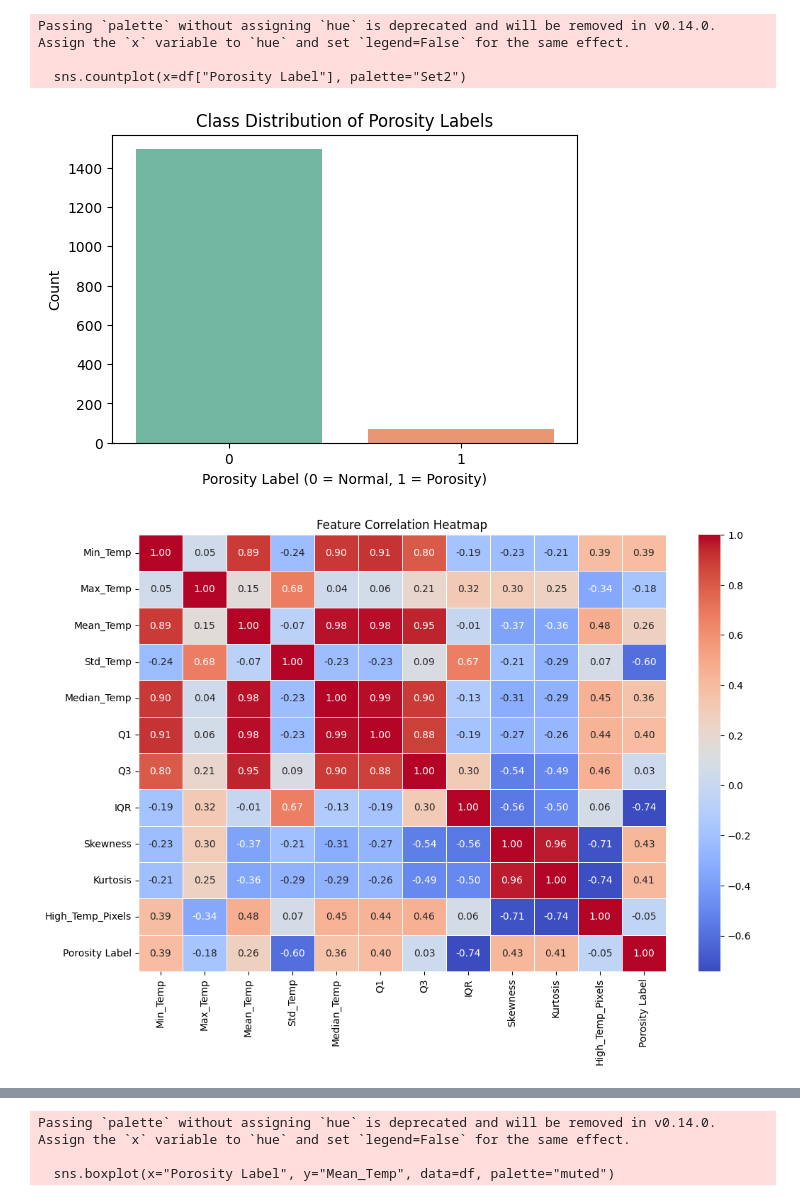
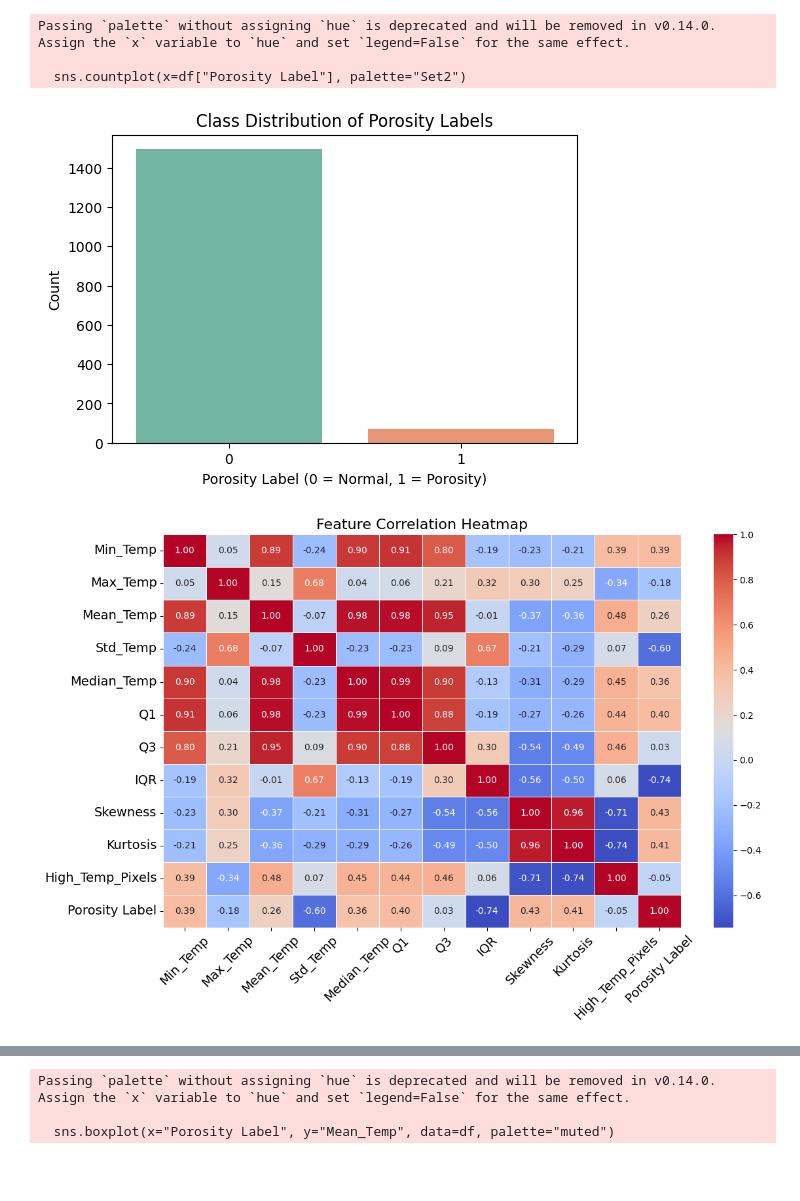
Before and after one commit to berkeayyildizli/ENS_Graduation_Project, a Jupyter notebook: EDA.ipynb, the cells around one changed output, grey strips where cells are left out. Saved outputs shown, nothing was run; the diff lists cells and outputs as text; code cells hidden in the pictures; blank space fills up the shorter version.

```diff
--- a/EDA.ipynb
+++ b/EDA.ipynb
@@ -53,11 +53,21 @@ plt.xlabel("Porosity Label (0 = Normal, 1 = Porosity)")
 plt.ylabel("Count")
 plt.show()
 
+import matplotlib.pyplot as plt
+import seaborn as sns
+
 # Correlation heatmap
 plt.figure(figsize=(12, 8))
-sns.heatmap(df.corr(), annot=True, fmt=".2f", cmap="coolwarm", linewidths=0.5)
-plt.title("Feature Correlation Heatmap")
+heatmap = sns.heatmap(df.corr(), annot=True, fmt=".2f", cmap="coolwarm", linewidths=0.5)
+
+# Başlık ve etiketlerin yazı boyutlarını ayarla
+plt.title("Feature Correlation Heatmap", fontsize=16)
+plt.xticks(fontsize=14, rotation=45)
+plt.yticks(fontsize=14, rotation=0)
+
+plt.tight_layout()
 plt.show()
+
 
 # Histogram of temperature-related features
 temp_features = ["Min_Temp", "Max_Temp", "Mean_Temp", "Std_Temp", "Median_Temp"]
@@ -69,34 +79,34 @@ plt.show()
 plt.figure(figsize=(12, 6))
 sns.boxplot(x="Porosity Label", y="Mean_Temp", data=df, palette="muted")
 plt.title("Mean Temperature vs Porosity Label")
 plt.show()
 
 sns.pairplot(df, hue="Porosity Label", diag_kind="kde", palette="husl")
 plt.suptitle("Pairplot of Features", y=1.02)
 plt.show()
 # %% [output]
 Dataset Info:
 <class 'pandas.core.frame.DataFrame'>
 RangeIndex: 1564 entries, 0 to 1563
 Data columns (total 12 columns):
  #   Column            Non-Null Count  Dtype
 ---  ------            --------------  -----
  0   Min_Temp          1564 non-null   float64
  1   Max_Temp          1564 non-null   float64
  2   Mean_Temp         1564 non-null   float64
  3   Std_Temp          1564 non-null   float64
  4   Median_Temp       1564 non-null   float64
  5   Q1                1564 non-null   float64
 ... (51 lines left out)
 Kurtosis            0
 High_Temp_Pixels    0
 Porosity Label      0
 dtype: int64
 Passing `palette` without assigning `hue` is deprecated and will be removed in v0.14.0. Assign the `x` variable to `hue` and set `legend=False` for the same effect.
 
   sns.countplot(x=df["Porosity Label"], palette="Set2")
 [figure]
-[figure, old version]
+[figure, new version]
 [figure]
 Passing `palette` without assigning `hue` is deprecated and will be removed in v0.14.0. Assign the `x` variable to `hue` and set `legend=False` for the same effect.
 
```
Also changed, not shown: 16 other files.
